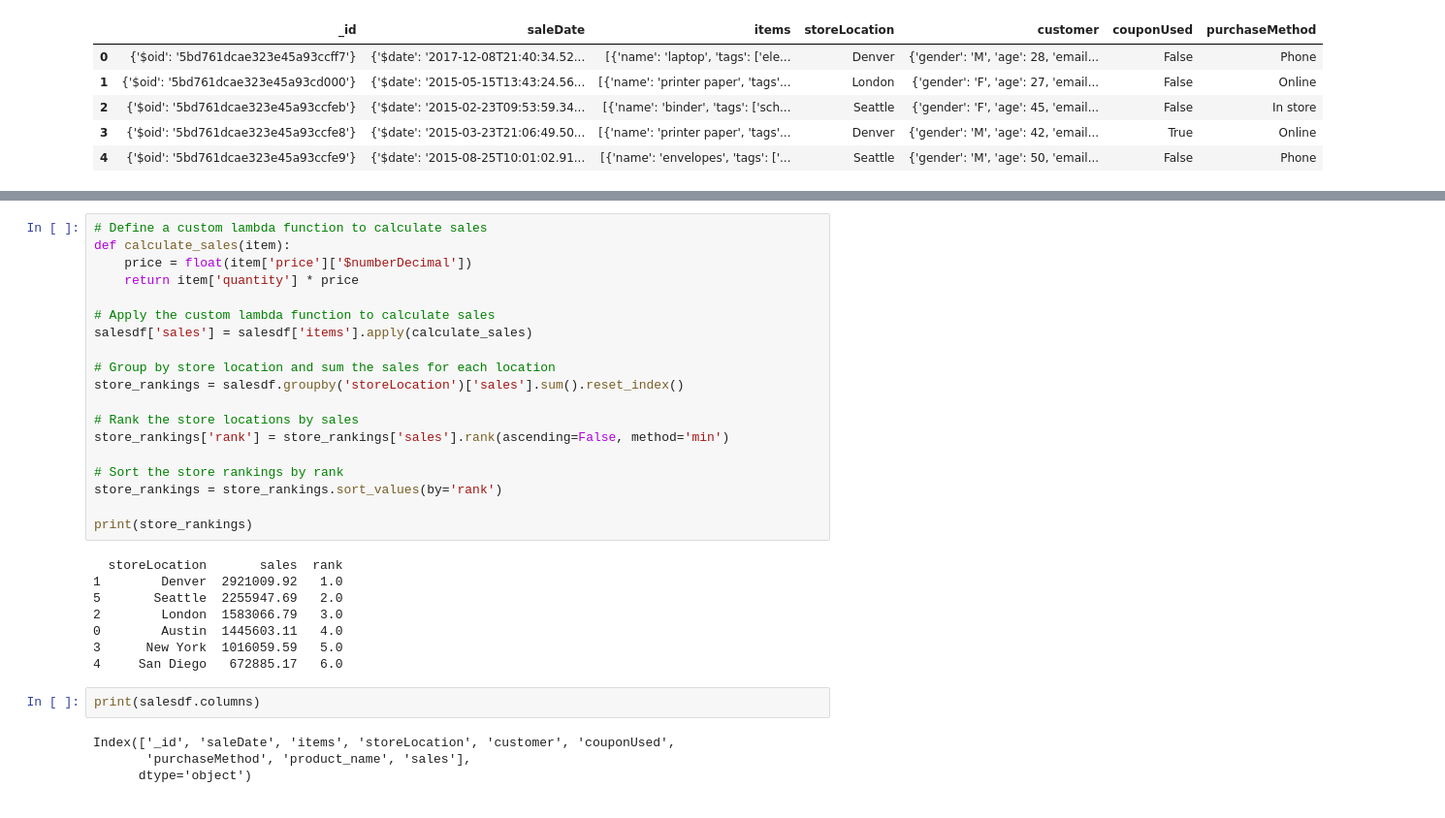
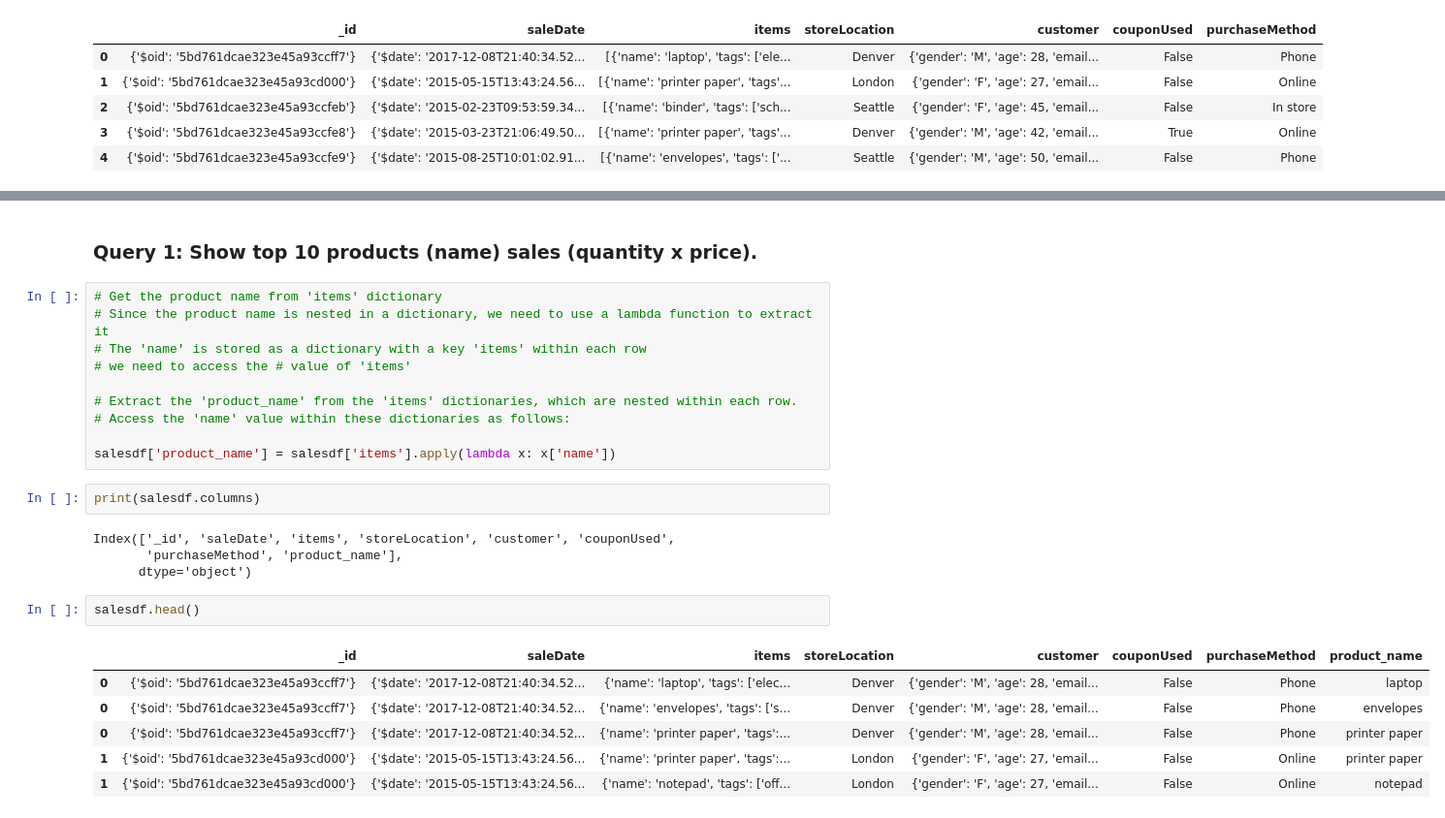
Before and after one commit to LynnT-2003/Big-Data-Analytics, a Jupyter notebook: Finals Project/mogodb_sample_supplies.ipynb, the cells around one changed output, grey strips where cells are left out. Shown: that part at 97% size. Cells and saved outputs as stored; diff of their text form.

```diff
--- a/Finals Project/mogodb_sample_supplies.ipynb
+++ b/Finals Project/mogodb_sample_supplies.ipynb
@@ -102,33 +47,27 @@ print(top_3_products_by_store)
-# %%
-# Define a custom lambda function to calculate sales
-def calculate_sales(item):
-    price = float(item['price']['$numberDecimal'])
-    return item['quantity'] * price
-
-# Apply the custom lambda function to calculate sales
-salesdf['sales'] = salesdf['items'].apply(calculate_sales)
-
-# Group by store location and sum the sales for each location
-store_rankings = salesdf.groupby('storeLocation')['sales'].sum().reset_index()
-
-# Rank the store locations by sales
-store_rankings['rank'] = store_rankings['sales'].rank(ascending=False, method='min')
-
-# Sort the store rankings by rank
-store_rankings = store_rankings.sort_values(by='rank')
-
-print(store_rankings)
-# %% [output]
-  storeLocation       sales  rank
-1        Denver  2921009.92   1.0
-5       Seattle  2255947.69   2.0
-2        London  1583066.79   3.0
-0        Austin  1445603.11   4.0
-3      New York  1016059.59   5.0
-4     San Diego   672885.17   6.0
+# %% [markdown]
+### Query 1: Show top 10 products (name) sales (quantity x price).
+# %%
+# Get the product name from 'items' dictionary
+# Since the product name is nested in a dictionary, we need to use a lambda function to extract it
+# The 'name' is stored as a dictionary with a key 'items' within each row
+# we need to access the # value of 'items'
+
+# Extract the 'product_name' from the 'items' dictionaries, which are nested within each row.
+# Access the 'name' value within these dictionaries as follows:
+
+salesdf['product_name'] = salesdf['items'].apply(lambda x: x['name'])
 # %%
 print(salesdf.columns)
 # %% [output]
 Index(['_id', 'saleDate', 'items', 'storeLocation', 'customer', 'couponUsed',
-       'purchaseMethod', 'product_name', 'sales'],
+       'purchaseMethod', 'product_name'],
       dtype='object')
+# %%
+salesdf.head()
+# %% [output]
+|  | _id | saleDate | items | storeLocation | customer | couponUsed | purchaseMethod | product_name |
+| 0 | {'$oid': '5bd761dcae323e45a93ccff7'} | {'$date': '2017-12-08T21:40:34.52... | {'name': 'laptop', 'tags': ['elec... | Denver | {'gender': 'M', 'age': 28, 'email... | False | Phone | laptop |
+| 0 | {'$oid': '5bd761dcae323e45a93ccff7'} | {'$date': '2017-12-08T21:40:34.52... | {'name': 'envelopes', 'tags': ['s... | Denver | {'gender': 'M', 'age': 28, 'email... | False | Phone | envelopes |
+| 0 | {'$oid': '5bd761dcae323e45a93ccff7'} | {'$date': '2017-12-08T21:40:34.52... | {'name': 'printer paper', 'tags':... | Denver | {'gender': 'M', 'age': 28, 'email... | False | Phone | printer paper |
+| 1 | {'$oid': '5bd761dcae323e45a93cd000'} | {'$date': '2015-05-15T13:43:24.56... | {'name': 'printer paper', 'tags':... | London | {'gender': 'F', 'age': 27, 'email... | False | Online | printer paper |
+| 1 | {'$oid': '5bd761dcae323e45a93cd000'} | {'$date': '2015-05-15T13:43:24.56... | {'name': 'notepad', 'tags': ['off... | London | {'gender': 'F', 'age': 27, 'email... | False | Online | notepad |
```
Also changed, not shown: parts of 24 cells of this notebook.
